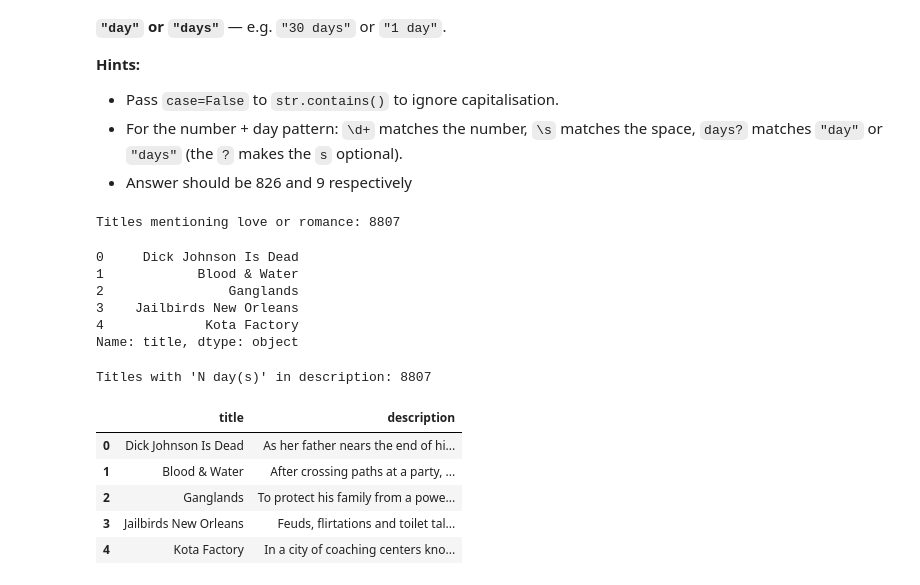
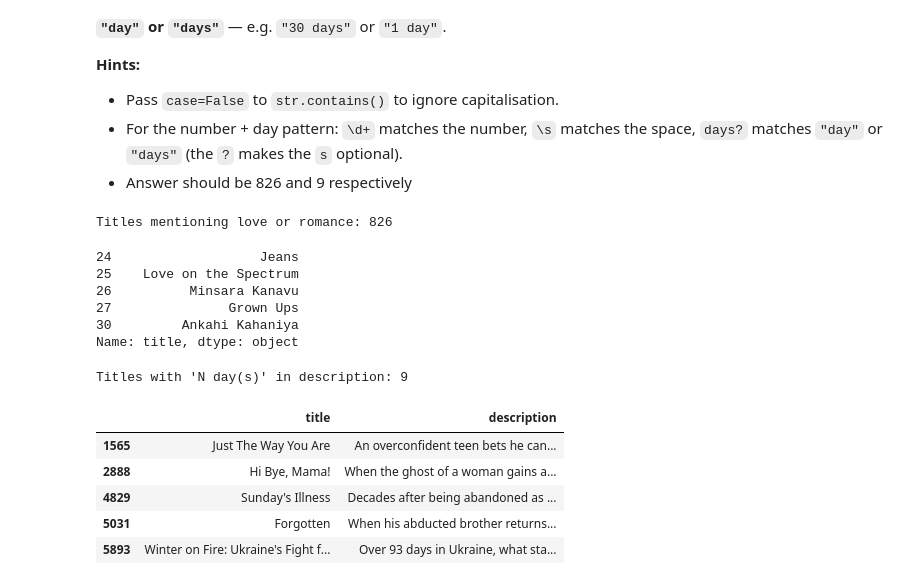
Before and after one commit to kyun33/JCP26Notebooks, a Jupyter notebook: Week_2_EDA_DataCleaning_JCP_Copy.ipynb, the cells around one changed output. Cells and saved outputs as stored; diff of their text form; code cells hidden in the pictures.

Commit message:
Completed Week 2 EDA and Data Cleaning notebook

```diff
--- a/Week_2_EDA_DataCleaning_JCP_Copy.ipynb
+++ b/Week_2_EDA_DataCleaning_JCP_Copy.ipynb
@@ -19,7 +28,7 @@ Try reading in the data on your own!
 # %%
 # TODO: Read your data as a pandas dataframe. Save the dataframe to a variable named "netflix"
 DATA_PATH = os.path.join(os.getcwd(), "netflix_titles.csv")
-netflix = ...
+netflix =netflix = pd.read_csv(DATA_PATH)
 netflix
 # %% [output]
 |  | show_id | type | title | director | cast | country | date_added | release_year | rating | duration | ... |
@@ -204,31 +372,31 @@ Then, as a follow-up, find titles whose description contains **a number followed
 - Answer should be 826 and 9 respectively
 # %%
 # TODO: descriptions mentioning love or romance (case-insensitive)
-pattern_love = r"..."  # <-- your pattern here
+pattern_love = r"love|romance"  # <-- your pattern here
 
 love_titles = netflix[netflix["description"].str.contains(pattern_love, case=False, na=False)]
 print(f"Titles mentioning love or romance: {len(love_titles)}")
 love_titles["title"].head(5)
 # %% [output]
-Titles mentioning love or romance: 8807
+Titles mentioning love or romance: 826
-0     Dick Johnson Is Dead
-1            Blood & Water
-2                Ganglands
-3    Jailbirds New Orleans
-4             Kota Factory
+24                   Jeans
+25    Love on the Spectrum
+26          Minsara Kanavu
+27               Grown Ups
+30         Ankahi Kahaniya
 Name: title, dtype: object
 # %%
 # TODO: descriptions mentioning a number followed by "day" or "days"
-pattern_days = r"..."
+pattern_days = r"\d+ days?"
 
 days_titles = netflix[netflix["description"].str.contains(pattern_days, case=False, na=False)]
 print(f"Titles with 'N day(s)' in description: {len(days_titles)}")
 days_titles[["title", "description"]].head(5)
 # %% [output]
-Titles with 'N day(s)' in description: 8807
+Titles with 'N day(s)' in description: 9
 |  | title | description |
-| 0 | Dick Johnson Is Dead | As her father nears the end of hi... |
-| 1 | Blood & Water | After crossing paths at a party, ... |
-| 2 | Ganglands | To protect his family from a powe... |
-| 3 | Jailbirds New Orleans | Feuds, flirtations and toilet tal... |
-| 4 | Kota Factory | In a city of coaching centers kno... |
+| 1565 | Just The Way You Are | An overconfident teen bets he can... |
+| 2888 | Hi Bye, Mama! | When the ghost of a woman gains a... |
+| 4829 | Sunday's Illness | Decades after being abandoned as ... |
+| 5031 | Forgotten | When his abducted brother returns... |
+| 5893 | Winter on Fire: Ukraine's Fight f... | Over 93 days in Ukraine, what sta... |
```
Also changed, not shown: parts of 39 cells of this notebook.
